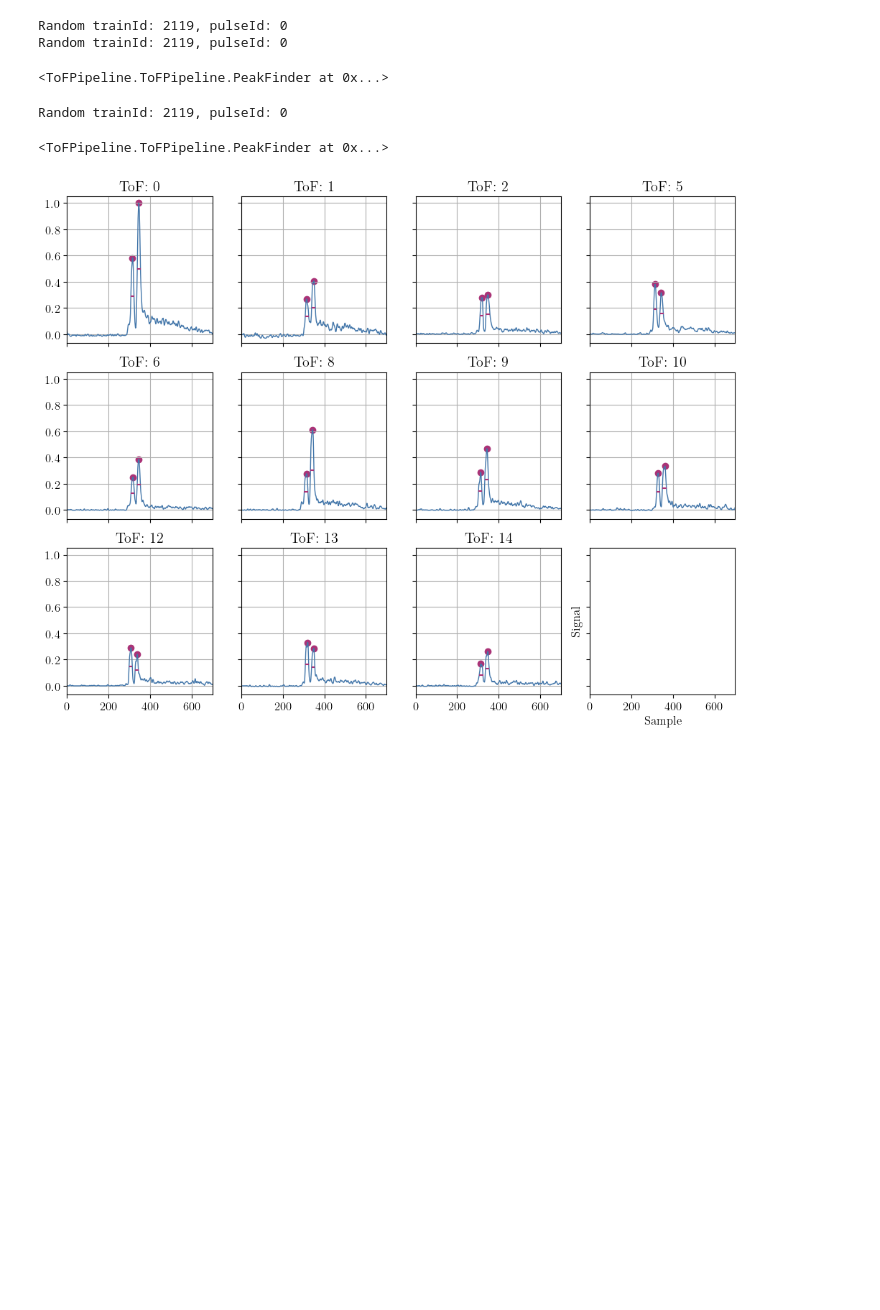
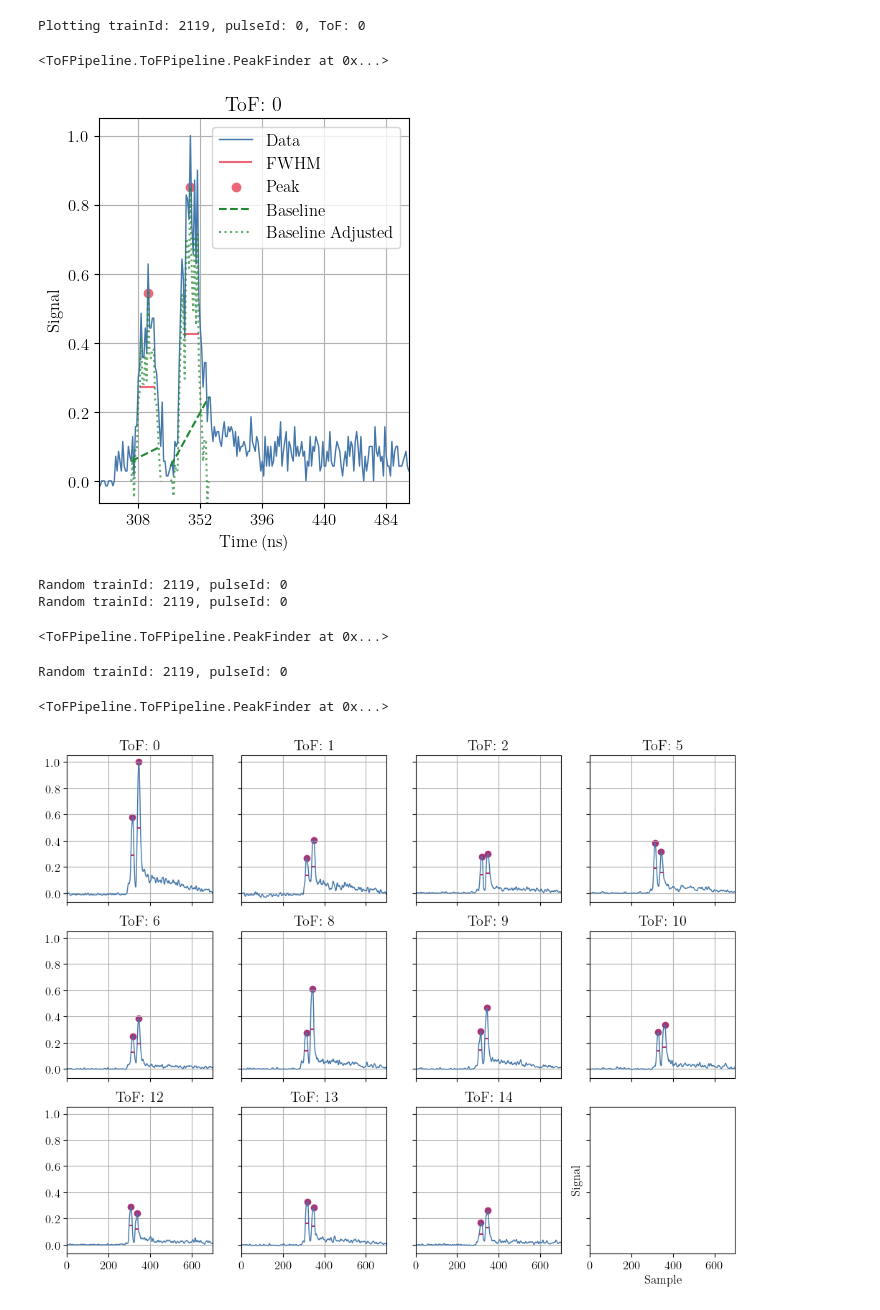
Before and after one commit to XAC-CFEL/PolScope, a Jupyter notebook: test.ipynb, the cells around one changed output. Saved outputs shown, nothing was run; the diff lists cells and outputs as text; code cells hidden in the pictures; blank space fills up the shorter version.

```diff
--- a/test.ipynb
+++ b/test.ipynb
@@ -164,3 +163,9 @@ results.results["pos"] = results.results["pos"] + 0
+# %%
+results.plotSingle(ToF=0,xmin=280,xmax=500,figsize=(4,5),sampleRate=1e9,showGaussianFit=False)
+# %% [output]
+Plotting trainId: 2119, pulseId: 0, ToF: 0
+<ToFPipeline.ToFPipeline.PeakFinder at 0x...>
+[figure, added]
 # %%
 results.plot(xmin=0,xmax=700,logScale=False, raw=False)
 # %% [output]
```
Also changed, not shown: parts of 5 cells of this notebook, 1 other file.
